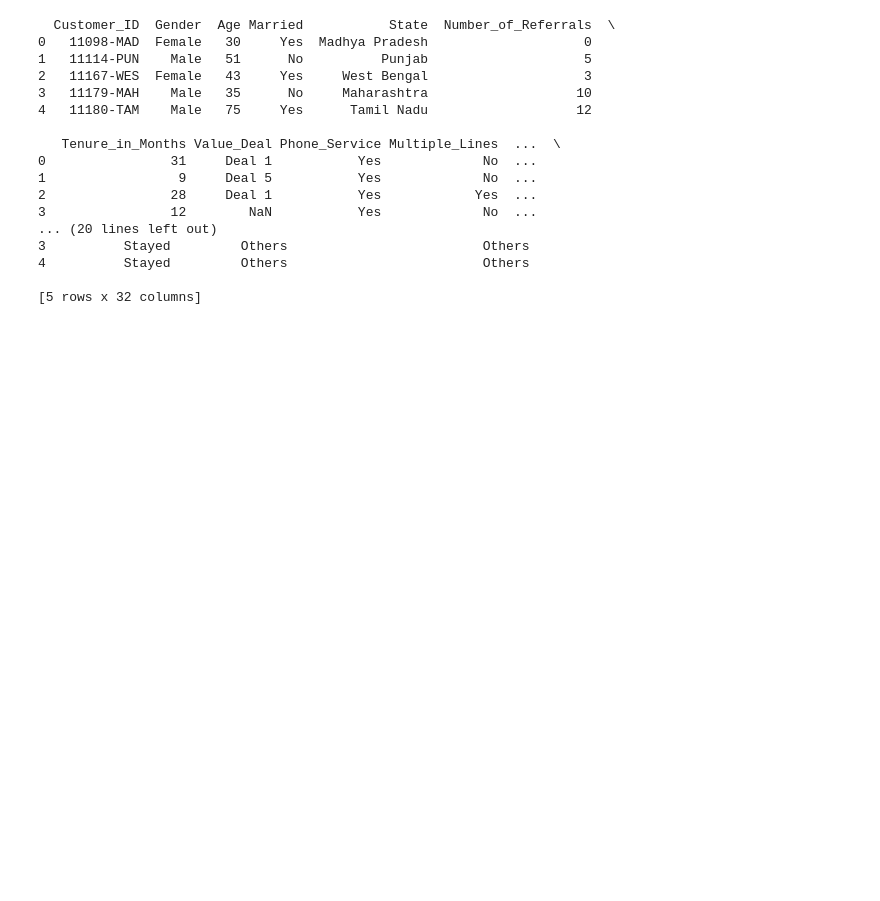
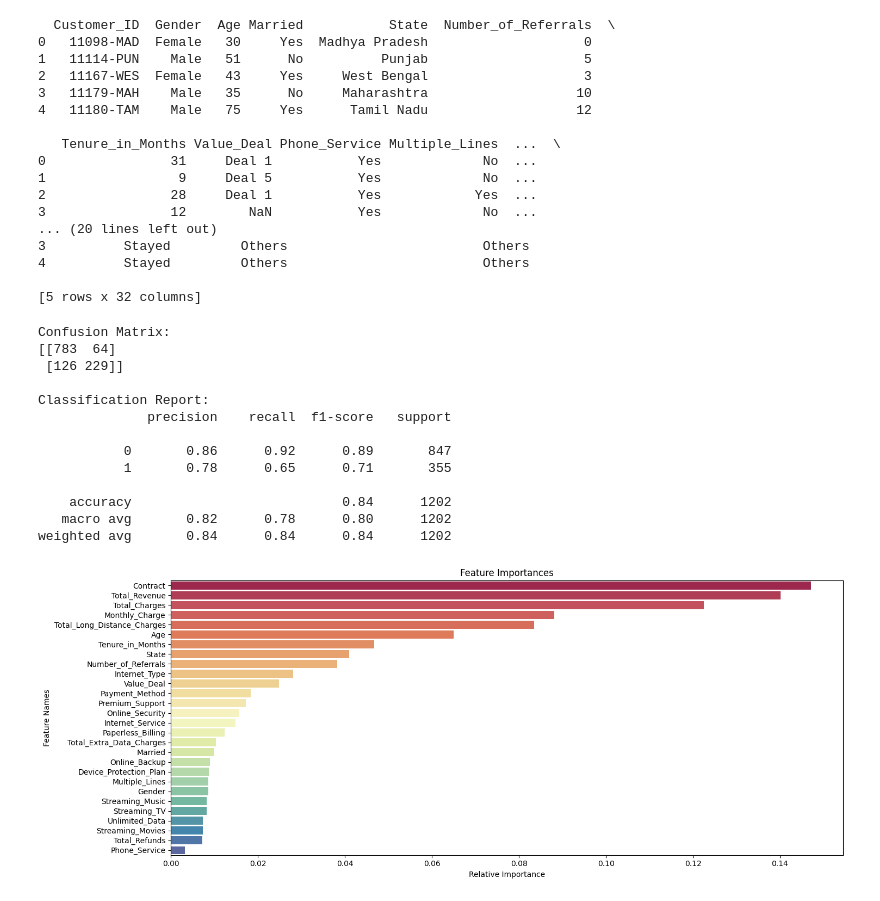
Before and after one commit to ASHVINIKODE/churn_analysis_project, a Jupyter notebook: Churn prediction.ipynb, the cells around one changed output. Cells and saved outputs as stored; diff of their text form; code cells hidden in the pictures; blank space fills up the shorter version.

```diff
--- a/Churn prediction.ipynb
+++ b/Churn prediction.ipynb
@@ -40,0 +65,55 @@ columns_to_encode=[
+# %%
+# Train Random Forest Model
+# ------------------------------------
+rf_model = RandomForestClassifier(n_estimators=100, random_state=42)
+rf_model.fit(X_train, y_train)
+
+
+# ------------------------------------
+# Model Evaluation
+# ------------------------------------
+y_pred = rf_model.predict(X_test)
+
+print("\nConfusion Matrix:")
+print(confusion_matrix(y_test, y_pred))
+
+print("\nClassification Report:")
+print(classification_report(y_test, y_pred))
+
+
+# ------------------------------------
+# Feature Importance Plot
+# ------------------------------------
+importances = rf_model.feature_importances_
+indices = np.argsort(importances)[::-1]
+
+plt.figure(figsize=(15, 6))
+sns.barplot(
+    x=importances[indices],
+    y=X.columns[indices],
+    hue=X.columns[indices],     # required for palette
+    palette="Spectral",
+    dodge=False,
+    legend=False                # hide legend
+)
+
+plt.title("Feature Importances")
+plt.xlabel("Relative Importance")
+plt.ylabel("Feature Names")
+plt.tight_layout()
+plt.show()
+# %% [output]
+Confusion Matrix:
+[[783  64]
+ [126 229]]
+
+Classification Report:
+              precision    recall  f1-score   support
+
+           0       0.86      0.92      0.89       847
+           1       0.78      0.65      0.71       355
+
+    accuracy                           0.84      1202
+   macro avg       0.82      0.78      0.80      1202
+weighted avg       0.84      0.84      0.84      1202
+[figure, added]
```
Also changed, not shown: parts of 4 cells of this notebook, 1 other file.
